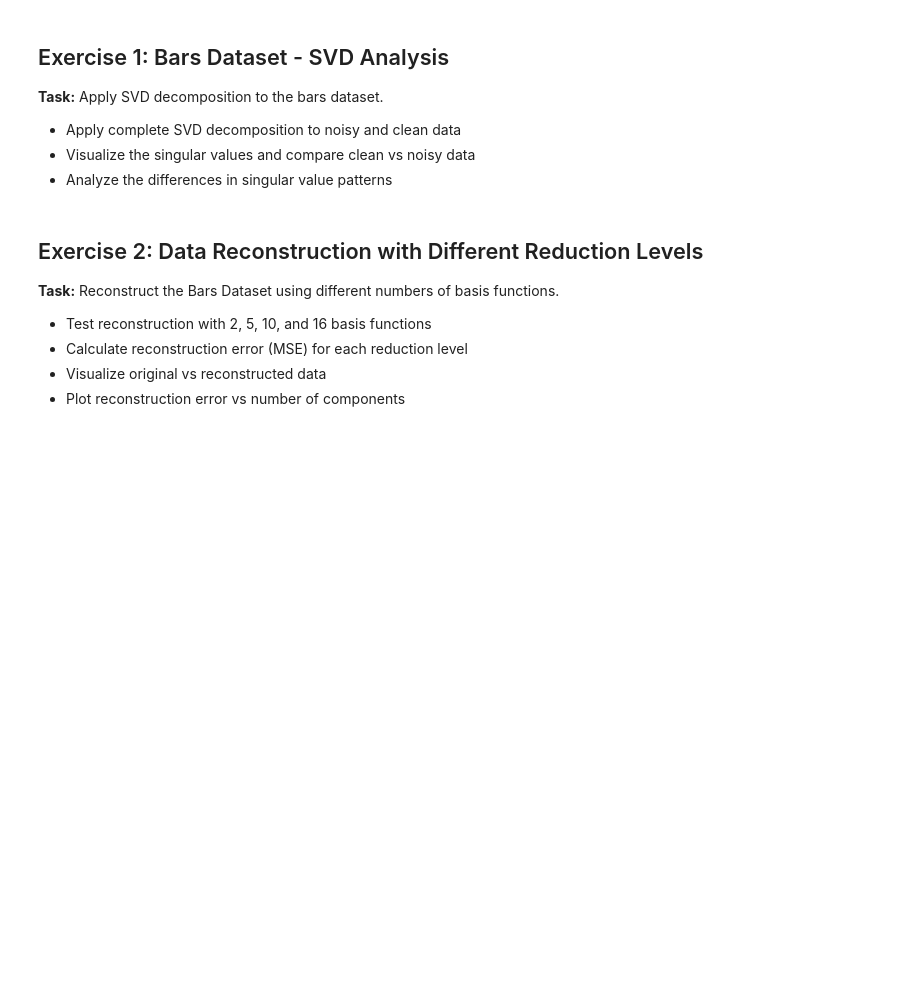
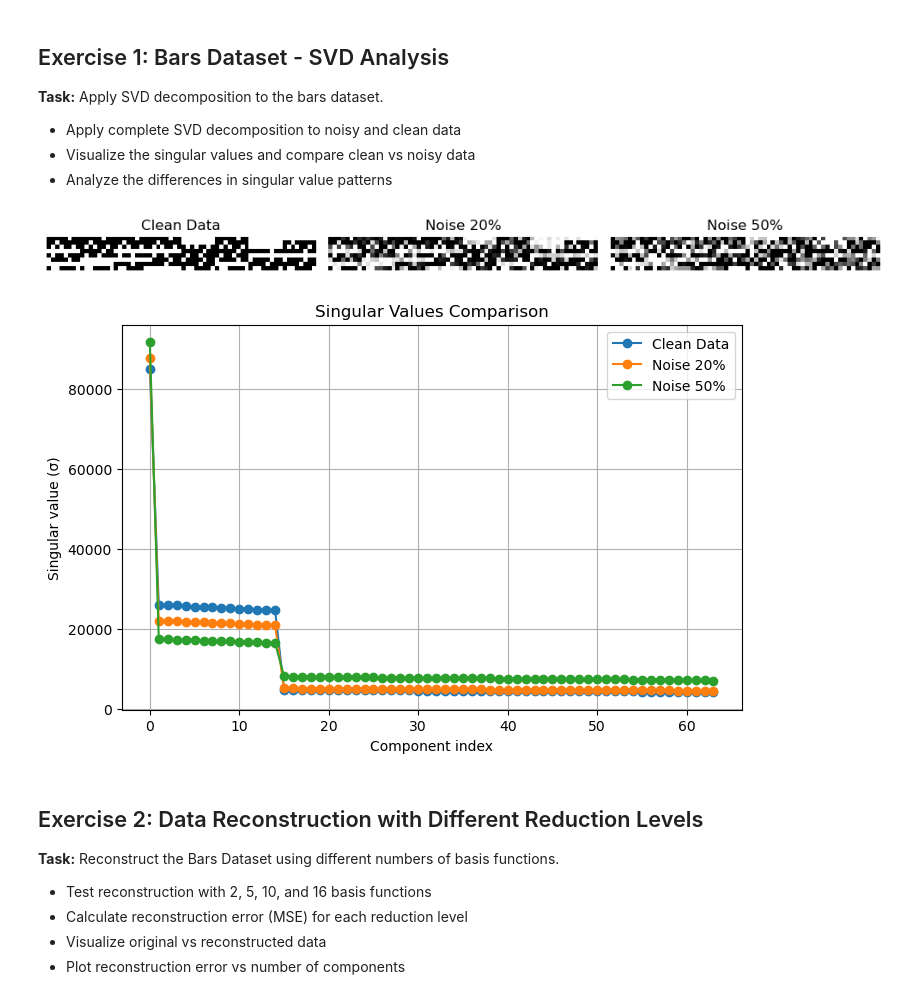
Before and after one commit to jirka-val/Machine-Learning-Exercises, a Jupyter notebook: ml_05.ipynb, the cells around one changed output. Drawn from its saved outputs; the diff is of its cells as text; code cells hidden in the pictures; blank space fills up the shorter version.

```diff
--- a/ml_05.ipynb
+++ b/ml_05.ipynb
@@ -27,6 +27,58 @@ import seaborn as sns
 - Apply complete SVD decomposition to noisy and clean data
 - Visualize the singular values and compare clean vs noisy data
 - Analyze the differences in singular value patterns
+# %%
+import numpy as np
+import matplotlib.pyplot as plt
+
+# --- Načtení datasetů ---
+bars_clean = np.loadtxt("datasets/ml_05/bars.csv", delimiter=",")
+bars_n20 = np.loadtxt("datasets/ml_05/bars_noise20.csv", delimiter=",")
+bars_n50 = np.loadtxt("datasets/ml_05/bars_noise50.csv", delimiter=",")
+
+# --- SVD rozklad ---
+U_c, S_c, Vt_c = np.linalg.svd(bars_clean, full_matrices=False)
+U_20, S_20, Vt_20 = np.linalg.svd(bars_n20, full_matrices=False)
+U_50, S_50, Vt_50 = np.linalg.svd(bars_n50, full_matrices=False)
+
+# --- Funkce pro normalizaci a vykreslení jednoho reprezentativního obrázku ---
+def show_one_image(data, title, img_size=8, idx=0):
+    img = data[idx * img_size:(idx + 1) * img_size, :]
+    img = (img - img.min()) / (img.max() - img.min())
+
+    plt.imshow(img, cmap="gray", vmin=0, vmax=1)
+    plt.title(title)
+    plt.axis("off")
+
+# --- Vizualizace 3 datasetů ---
+fig, axs = plt.subplots(1, 3, figsize=(10, 4))
+datasets = [
+    ("Clean Data", bars_clean),
+    ("Noise 20%", bars_n20),
+    ("Noise 50%", bars_n50)
+]
+
+for ax, (title, data) in zip(axs, datasets):
+    plt.sca(ax)
+    show_one_image(data, title, img_size=8)
+
+plt.tight_layout()
+plt.show()
+
+# --- Porovnání singulárních hodnot ---
+plt.figure(figsize=(8, 5))
+plt.plot(S_c, 'o-', label='Clean Data')
+plt.plot(S_20, 'o-', label='Noise 20%')
+plt.plot(S_50, 'o-', label='Noise 50%')
+plt.title("Singular Values Comparison")
+plt.xlabel("Component index")
+plt.ylabel("Singular value (σ)")
+plt.legend()
+plt.grid(True)
+plt.show()
+# %% [output]
+[figure, added]
+[figure, added]
 # %% [markdown]
 ## Exercise 2: Data Reconstruction with Different Reduction Levels
 
```
Also changed, not shown: parts of 8 cells of this notebook, 6 other files.
